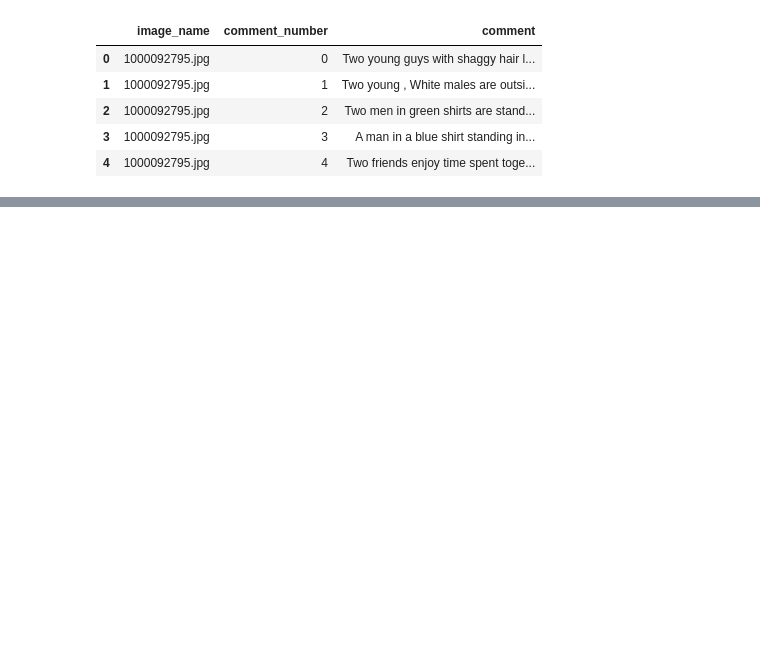
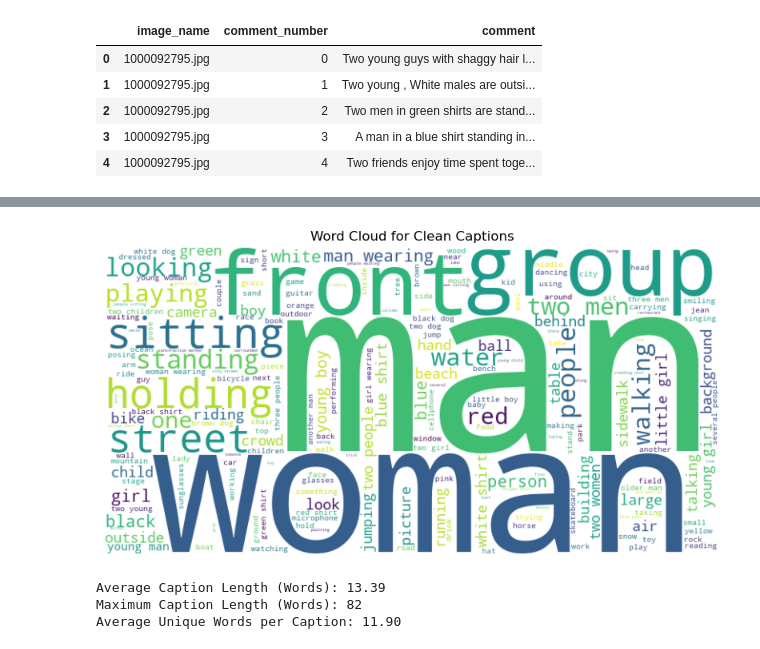
Before and after one commit to Sangeetha-238/NNDL-group12-project, a Jupyter notebook: code/text_data_processing.ipynb, the cells around one changed output, grey strips where cells are left out. Drawn from its saved outputs; the diff is of its cells as text; code cells hidden in the pictures; blank space fills up the shorter version.

```diff
--- a/code/text_data_processing.ipynb
+++ b/code/text_data_processing.ipynb
@@ -46,0 +79,36 @@ caption_data.rename(columns={' comment': 'comment'}, inplace=True)
+# %%
+
+# Combine all clean captions into a single text
+all_captions = ' '.join([' '.join(words) for words in caption_data['clean_captions']])
+
+# Create a WordCloud object
+wordcloud = WordCloud(width=800, height=400, background_color='white').generate(all_captions)
+
+# Plot the Word Cloud
+plt.figure(figsize=(10, 5))
+plt.imshow(wordcloud, interpolation='bilinear')
+plt.title('Word Cloud for Clean Captions')
+plt.axis('off')
+plt.show()
+# %% [output]
+[figure, added]
+# %%
+# Calculate the length of each clean caption in terms of words
+caption_data['caption_length_words'] = caption_data['clean_captions'].apply(len)
+
+# Calculate basic statistics for caption lengths
+average_caption_length_words = caption_data['caption_length_words'].mean()
+maximum_caption_length_words = caption_data['caption_length_words'].max()
+
+# Calculate vocabulary diversity by counting unique words in captions
+unique_word_counts = caption_data['clean_captions'].apply(lambda x: len(set(x)))
+average_unique_word_count = unique_word_counts.mean()
+
+# Print the calculated statistics
+print(f'Average Caption Length (Words): {average_caption_length_words:.2f}')
+print(f'Maximum Caption Length (Words): {maximum_caption_length_words}')
+print(f'Average Unique Words per Caption: {average_unique_word_count:.2f}')
+# %% [output]
+Average Caption Length (Words): 13.39
+Maximum Caption Length (Words): 82
+Average Unique Words per Caption: 11.90
```
Also changed, not shown: parts of 7 cells of this notebook, 1 other file.
